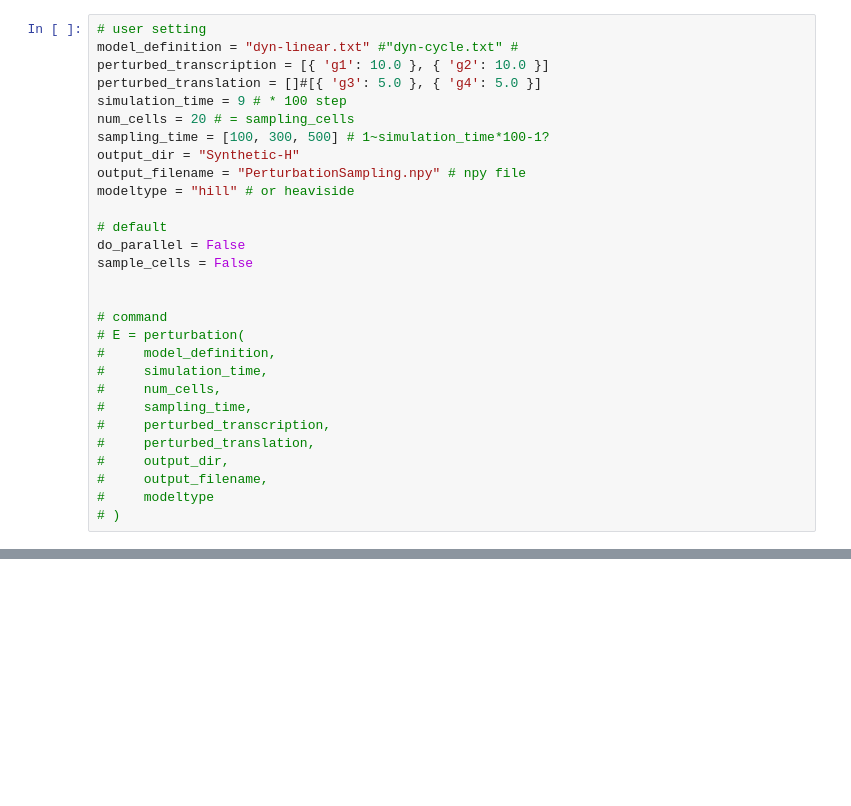
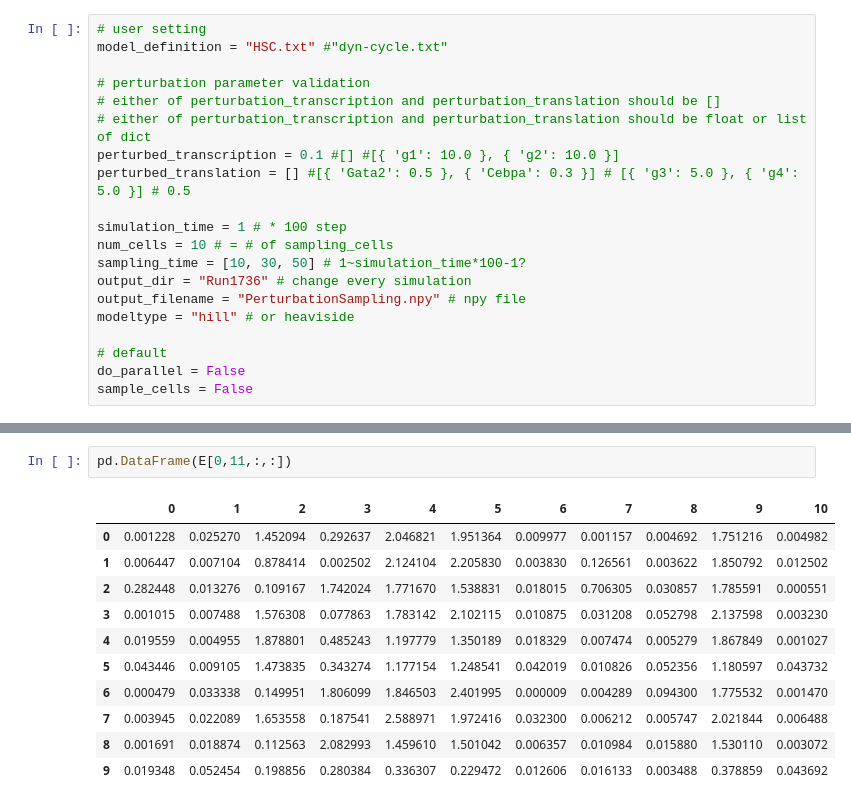
Before and after one commit to Naoto-Yamaguchi/BoolODEwithPerturbation, a Jupyter notebook: perturbation_tutorial.ipynb, the cells around one changed output, grey strips where cells are left out. Saved outputs shown, nothing was run; the diff lists cells and outputs as text; blank space fills up the shorter version.

Commit message:
[fix] perturbation function

```diff
--- a/perturbation_tutorial.ipynb
+++ b/perturbation_tutorial.ipynb
@@ -175,29 +9,20 @@ array([[ 0. ,  0. ,  0. ,  0. ,  0. ,  0. , -0.1],
 # %%
 # user setting
-model_definition = "dyn-linear.txt" #"dyn-cycle.txt" #
-perturbed_transcription = [{ 'g1': 10.0 }, { 'g2': 10.0 }]
-perturbed_translation = []#[{ 'g3': 5.0 }, { 'g4': 5.0 }]
-simulation_time = 9 # * 100 step
-num_cells = 20 # = sampling_cells
-sampling_time = [100, 300, 500] # 1~simulation_time*100-1?
-output_dir = "Synthetic-H"
+model_definition = "HSC.txt" #"dyn-cycle.txt"
+
+# perturbation parameter validation
+# either of perturbation_transcription and perturbation_translation should be []
+# either of perturbation_transcription and perturbation_translation should be float or list of dict
+perturbed_transcription = 0.1 #[] #[{ 'g1': 10.0 }, { 'g2': 10.0 }]
+perturbed_translation = [] #[{ 'Gata2': 0.5 }, { 'Cebpa': 0.3 }] # [{ 'g3': 5.0 }, { 'g4': 5.0 }] # 0.5
+
+simulation_time = 1 # * 100 step
+num_cells = 10 # = # of sampling_cells
+sampling_time = [10, 30, 50] # 1~simulation_time*100-1?
+output_dir = "Run1736" # change every simulation
 output_filename = "PerturbationSampling.npy" # npy file
 modeltype = "hill" # or heaviside
 
 # default
 do_parallel = False
 sample_cells = False
-
-
-# command
-# E = perturbation(
-#     model_definition,
-#     simulation_time,
-#     num_cells,
-#     sampling_time,
-#     perturbed_transcription,
-#     perturbed_translation,
-#     output_dir,
-#     output_filename,
-#     modeltype
-# )
@@ -558,0 +223,14 @@ BoolODE.py took 2.29s
+# %%
+pd.DataFrame(E[0,11,:,:])
+# %% [output]
+|  | 0 | 1 | 2 | 3 | 4 | 5 | 6 | 7 | 8 | 9 | 10 |
+| 0 | 0.001228 | 0.025270 | 1.452094 | 0.292637 | 2.046821 | 1.951364 | 0.009977 | 0.001157 | 0.004692 | 1.751216 | 0.004982 |
+| 1 | 0.006447 | 0.007104 | 0.878414 | 0.002502 | 2.124104 | 2.205830 | 0.003830 | 0.126561 | 0.003622 | 1.850792 | 0.012502 |
+| 2 | 0.282448 | 0.013276 | 0.109167 | 1.742024 | 1.771670 | 1.538831 | 0.018015 | 0.706305 | 0.030857 | 1.785591 | 0.000551 |
+| 3 | 0.001015 | 0.007488 | 1.576308 | 0.077863 | 1.783142 | 2.102115 | 0.010875 | 0.031208 | 0.052798 | 2.137598 | 0.003230 |
+| 4 | 0.019559 | 0.004955 | 1.878801 | 0.485243 | 1.197779 | 1.350189 | 0.018329 | 0.007474 | 0.005279 | 1.867849 | 0.001027 |
+| 5 | 0.043446 | 0.009105 | 1.473835 | 0.343274 | 1.177154 | 1.248541 | 0.042019 | 0.010826 | 0.052356 | 1.180597 | 0.043732 |
+| 6 | 0.000479 | 0.033338 | 0.149951 | 1.806099 | 1.846503 | 2.401995 | 0.000009 | 0.004289 | 0.094300 | 1.775532 | 0.001470 |
+| 7 | 0.003945 | 0.022089 | 1.653558 | 0.187541 | 2.588971 | 1.972416 | 0.032300 | 0.006212 | 0.005747 | 2.021844 | 0.006488 |
+| 8 | 0.001691 | 0.018874 | 0.112563 | 2.082993 | 1.459610 | 1.501042 | 0.006357 | 0.010984 | 0.015880 | 1.530110 | 0.003072 |
+| 9 | 0.019348 | 0.052454 | 0.198856 | 0.280384 | 0.336307 | 0.229472 | 0.012606 | 0.016133 | 0.003488 | 0.378859 | 0.043692 |
```
Also changed, not shown: parts of 30 cells of this notebook, 1 other file.
